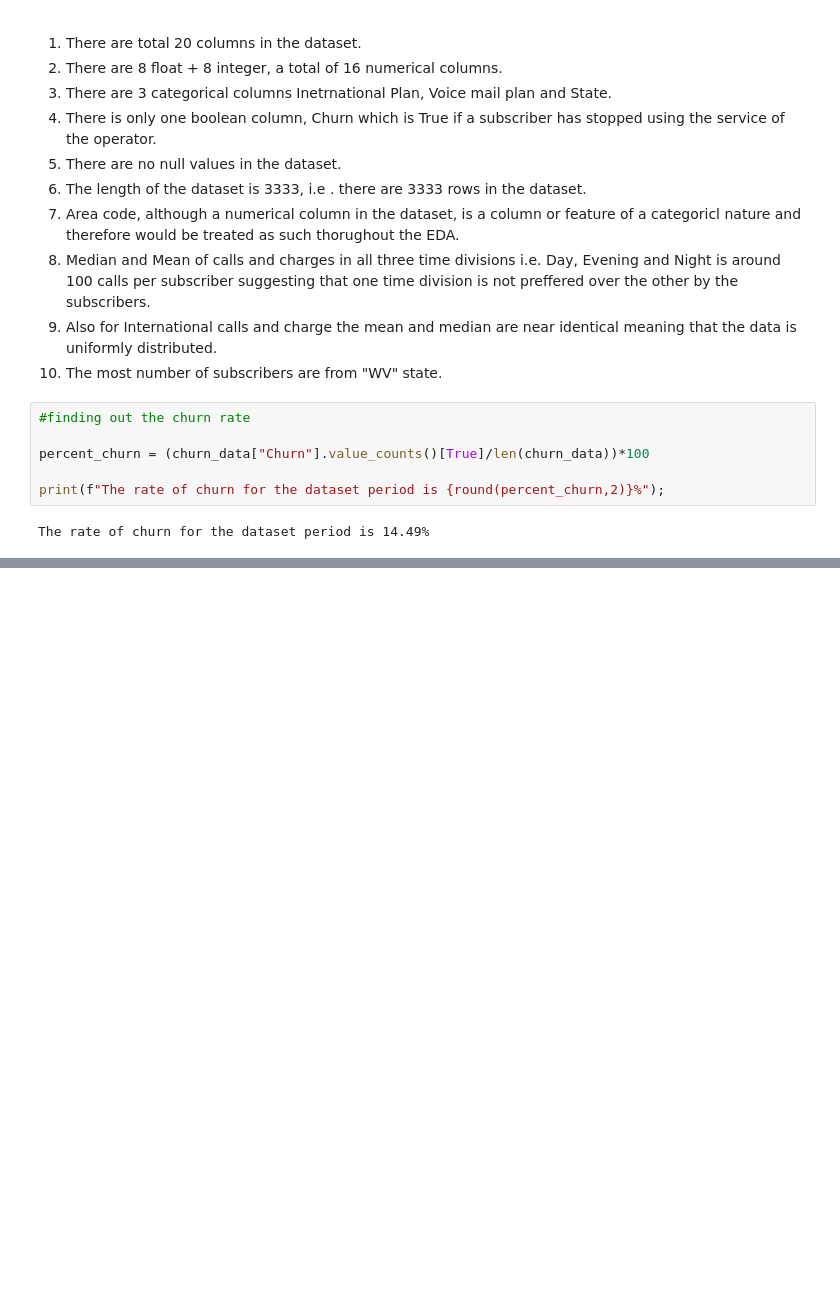
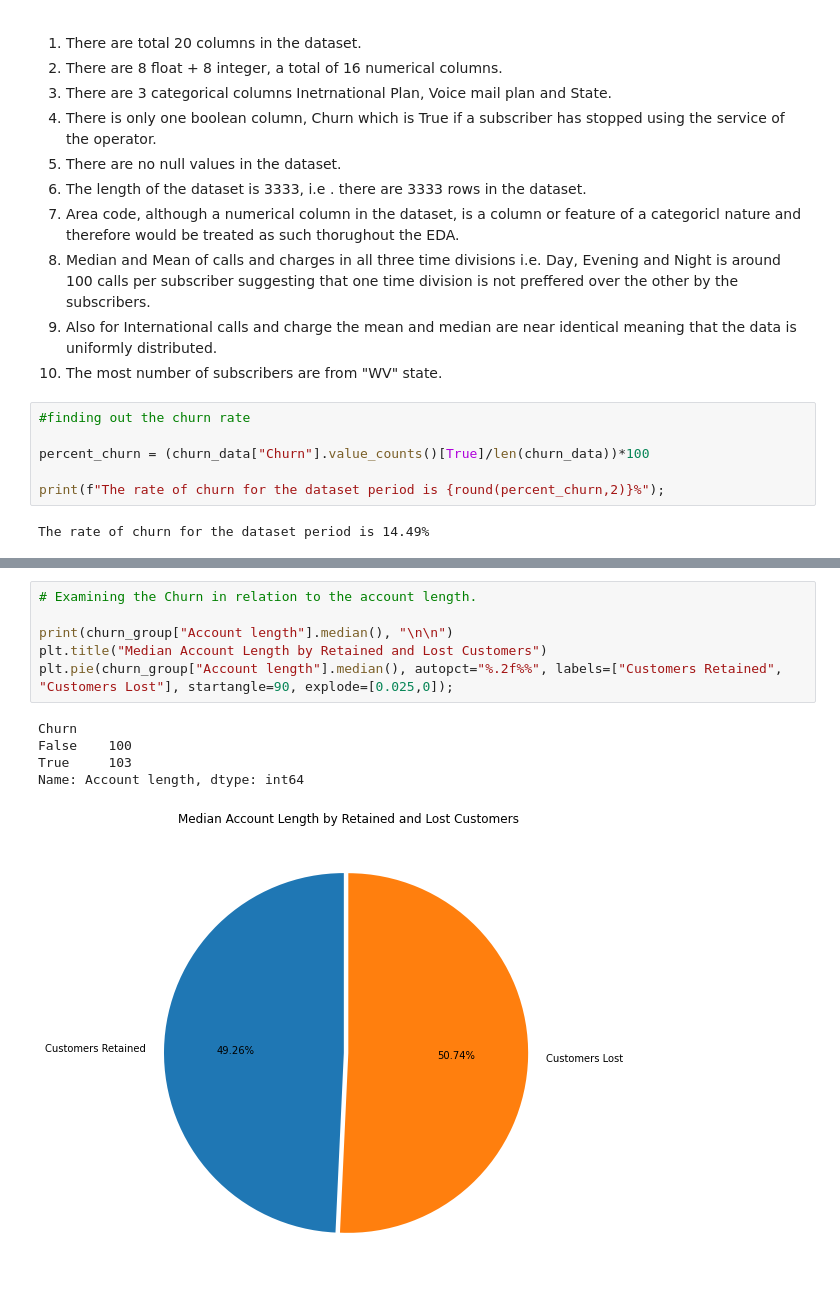
Before and after one commit to Sourabhpatel1/Capstone-Project-EDA-AlmaBatter, a Jupyter notebook: EDA_on_Telecom_Churn_Dataset(Capstone_Project_1).ipynb, the cells around one changed output, grey strips where cells are left out. Saved outputs shown, nothing was run; the diff lists cells and outputs as text; blank space fills up the shorter version.

```diff
--- a/EDA_on_Telecom_Churn_Dataset(Capstone_Project_1).ipynb
+++ b/EDA_on_Telecom_Churn_Dataset(Capstone_Project_1).ipynb
@@ -161,0 +170,12 @@ sns.heatmap(churn_data.corr(), annot=True, linewidths=5, linecolor="teal");
+# %%
+# Examining the Churn in relation to the account length.
+
+print(churn_group["Account length"].median(), "\n\n")
+plt.title("Median Account Length by Retained and Lost Customers")
+plt.pie(churn_group["Account length"].median(), autopct="%.2f%%", labels=["Customers Retained", "Customers Lost"], startangle=90, explode=[0.025,0]);
+# %% [output]
+Churn
+False    100
+True     103
+Name: Account length, dtype: int64
+[figure, added]
```
Also changed, not shown: parts of 31 cells of this notebook.
